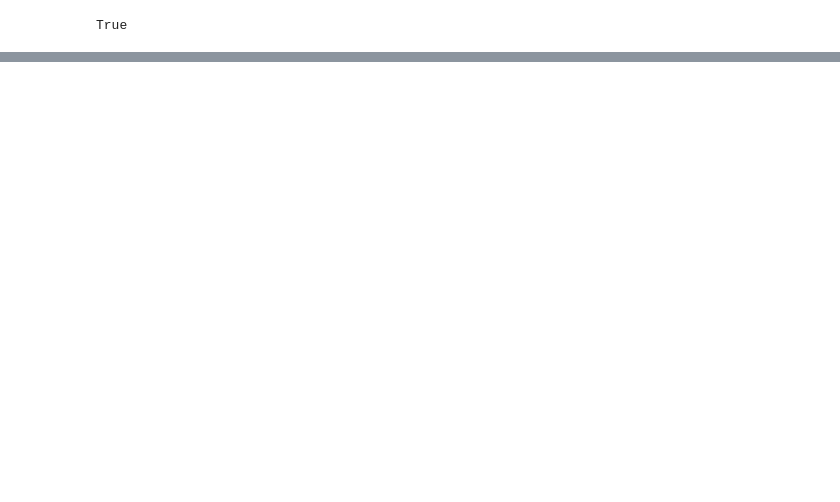
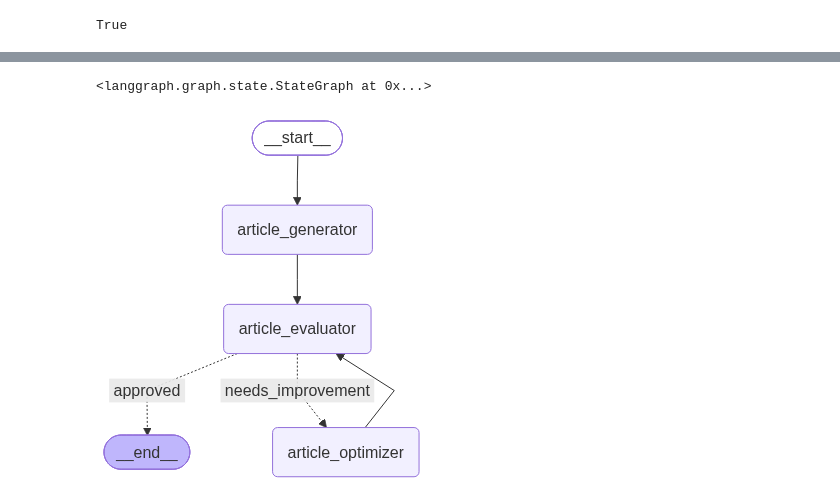
Before and after one commit to apoorvparmar007/Agents, a Jupyter notebook: 04 Iterative workflow.ipynb, the cells around one changed output, grey strips where cells are left out. Cells and saved outputs as stored; diff of their text form; code cells hidden in the pictures; blank space fills up the shorter version.

```diff
--- a/04 Iterative workflow.ipynb
+++ b/04 Iterative workflow.ipynb
@@ -44,3 +60,27 @@ def article_evaluator(state: ArticleState):
+# %%
+def article_optimizer(state: ArticleState):
+    topic = state['topic']
+    article = state['article']
+    feedback = state['feedback']
+    iteration = state['iteration']
+
+    prompt = f"Optimize the article basis the feedback.\n Feedback:{feedback} \n Article:{article}. \n Topic: {topic}. "
+
+    response = llm.invoke(prompt).content
+    # response = evaluator_llm.invoke(prompt)
+
+
+    return ({'article':response})
+# %%
+def router(state: ArticleState):
+    decision = state['article_result']
+    iteration = state['iteration']
+    max_iteration = state['max_iteration']
+
+    if(decision=='approved' or iteration>=max_iteration):
+        return 'approved'
+    else:
+        return 'needs_improvement'
 # %%
 graph.add_node('article_generator',article_generator)
 graph.add_node('article_evaluator',article_evaluator)
@@ -47,0 +90,13 @@ graph.add_node('article_optimizer',article_optimizer)
+# %%
+graph.add_edge(START,'article_generator')
+graph.add_edge('article_generator','article_evaluator')
+graph.add_conditional_edges('article_evaluator',router,{'approved':END,'needs_improvement':'article_optimizer'})
+graph.add_edge('article_optimizer','article_evaluator')
+# %% [output]
+<langgraph.graph.state.StateGraph at 0x...>
+# %%
+workflow = graph.compile()
+# %%
+workflow
+# %% [output]
+[figure, added]
```
Also changed, not shown: parts of 11 cells of this notebook, 2 other files.
